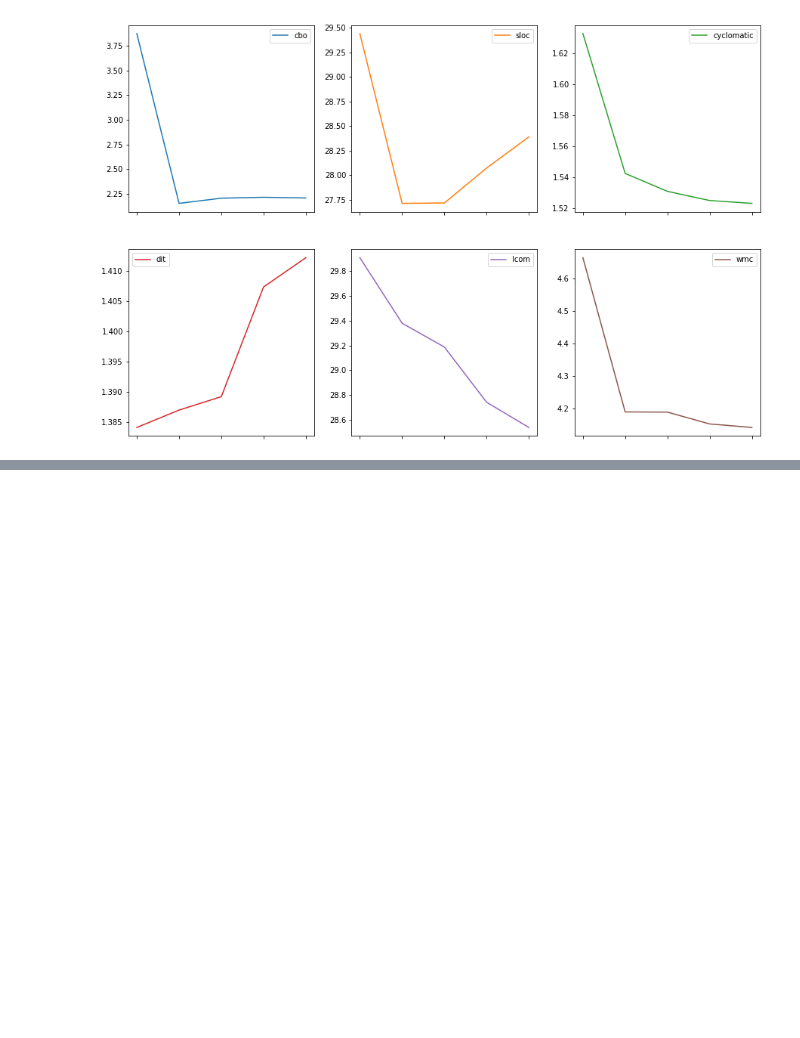
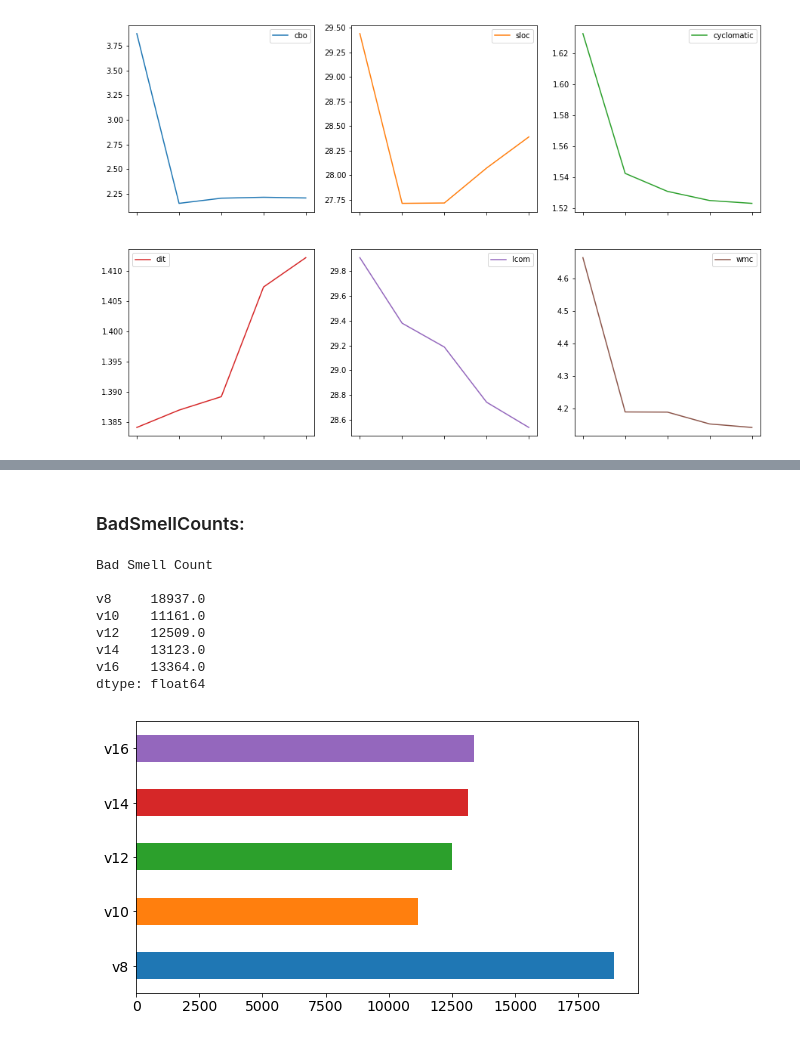
Before and after one commit to modidhaval112/SOEN_6611_Software_Measurement, a Jupyter notebook: AnalysingMetrics.ipynb, the cells around one changed output, grey strips where cells are left out. Cells and saved outputs as stored; diff of their text form; code cells hidden in the pictures; blank space fills up the shorter version.

```diff
--- a/AnalysingMetrics.ipynb
+++ b/AnalysingMetrics.ipynb
@@ -140,0 +191,37 @@ def getFaultyData( data = pd.DataFrame, col=''):
+# %%
+def getBadSmellCountDf(dataSets):
+    countdataSets = pd.Series()
+
+    for version in dataSets:
+        countdataSets[version] = dataSets[version].badSmells.sum()
+
+    return countdataSets
+
+def getBadSmellClassCountDf(dataSets):
+    countdataSets = pd.Series()
+
+    for version in dataSets:
+        countdataSets[version] = dataSets[version].faultProne.sum()
+
+    return countdataSets
+# %%
+faultyBinaryDataset = getFaultBinaryDataset(dataSets)
+fbs = faultyBinaryDataset
+# %% [markdown]
+### BadSmellCounts:
+# %%
+data = getBadSmellCountDf(faultyBinaryDataset)
+
+plot = data.plot(kind='barh',label="ToalBadSmells",figsize=(9,5),fontsize=14)
+print('\nBad Smell Count\n')
+print(data)
+# %% [output]
+Bad Smell Count
+
+v8     18937.0
+v10    11161.0
+v12    12509.0
+v14    13123.0
+v16    13364.0
+dtype: float64
+[figure, added]
```
Also changed, not shown: parts of 17 cells of this notebook, 1 other file.
